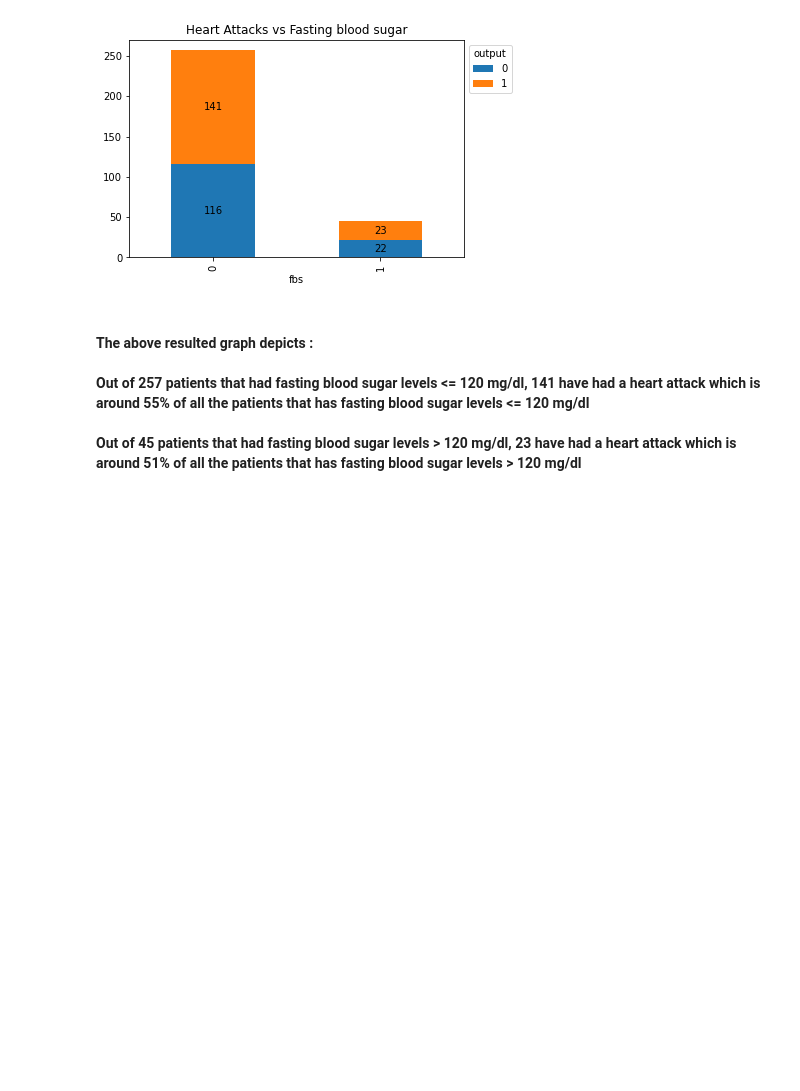
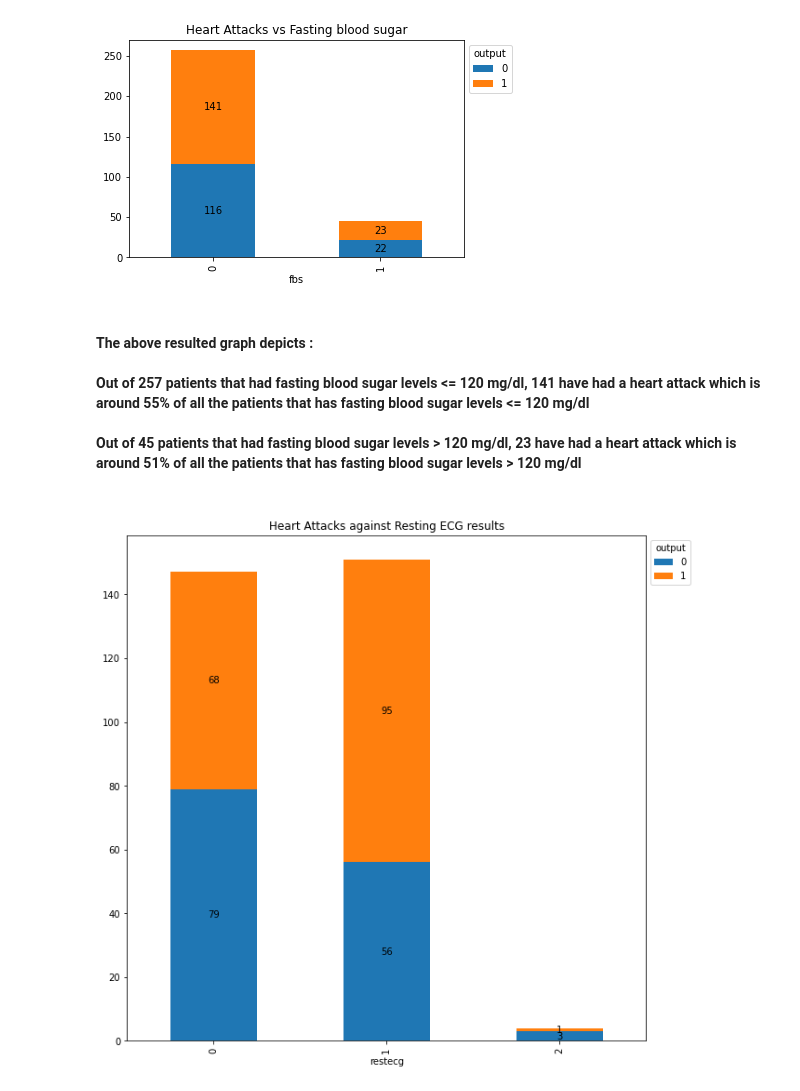
Before and after one commit to nethmi-1997/ML_Assignment2_IT19014296_IT19064932_IT19032252_IT19011912, a Jupyter notebook: heart-attack-prediction-IT19014296.ipynb, the cells around one changed output. Cells and saved outputs as stored; diff of their text form; code cells hidden in the pictures; blank space fills up the shorter version.

```diff
--- a/heart-attack-prediction-IT19014296.ipynb
+++ b/heart-attack-prediction-IT19014296.ipynb
@@ -357,3 +357,14 @@ affected_1_fbs_percentage = round((affected_1_fbs/patients.fbs.value_counts()[1]
 md(f"#### The above resulted graph depicts : <br><br>  Out of {patients.fbs.value_counts()[0]} patients that had fasting blood sugar levels <= 120 mg/dl, {affected_0_fbs} have had a heart attack which is around {affected_0_fbs_percentage}% of all the patients that has fasting blood sugar levels <= 120 mg/dl <br><br>  Out of {patients.fbs.value_counts()[1]} patients that had fasting blood sugar levels > 120 mg/dl, {affected_1_fbs} have had a heart attack which is around {affected_1_fbs_percentage}% of all the patients that has fasting blood sugar levels > 120 mg/dl <br><br>")
 # %% [output]
 #### The above resulted graph depicts : <br><br>  Out of 257 patients that had fasting blood sugar levels <= 120 mg/dl, 141 have had a heart attack which is around 55% of all the patients that has fasting blood sugar levels <= 120 mg/dl <br><br>  Out of 45 patients that had fasting blood sugar levels > 120 mg/dl, 23 have had a heart attack which is around 51% of all the patients that has fasting blood sugar levels > 120 mg/dl <br><br>
+# %%
+# graph of heart attacks against the resting ECG results
+restecg_output_ct=pd.crosstab(patients.restecg,patients.output)
+restecg_output_plot = restecg_output_ct.plot(kind='bar', stacked=True, figsize=(10,10))
+restecg_output_plot.legend(title='output', bbox_to_anchor=(1, 1), loc='upper left')
+for var in restecg_output_plot.containers:
+    restecg_output_plot.bar_label(var, label_type='center')
+plt.title('Heart Attacks against Resting ECG results')
+plt.show()
+# %% [output]
+[figure, added]
```
Also changed, not shown: parts of 2 cells of this notebook.
